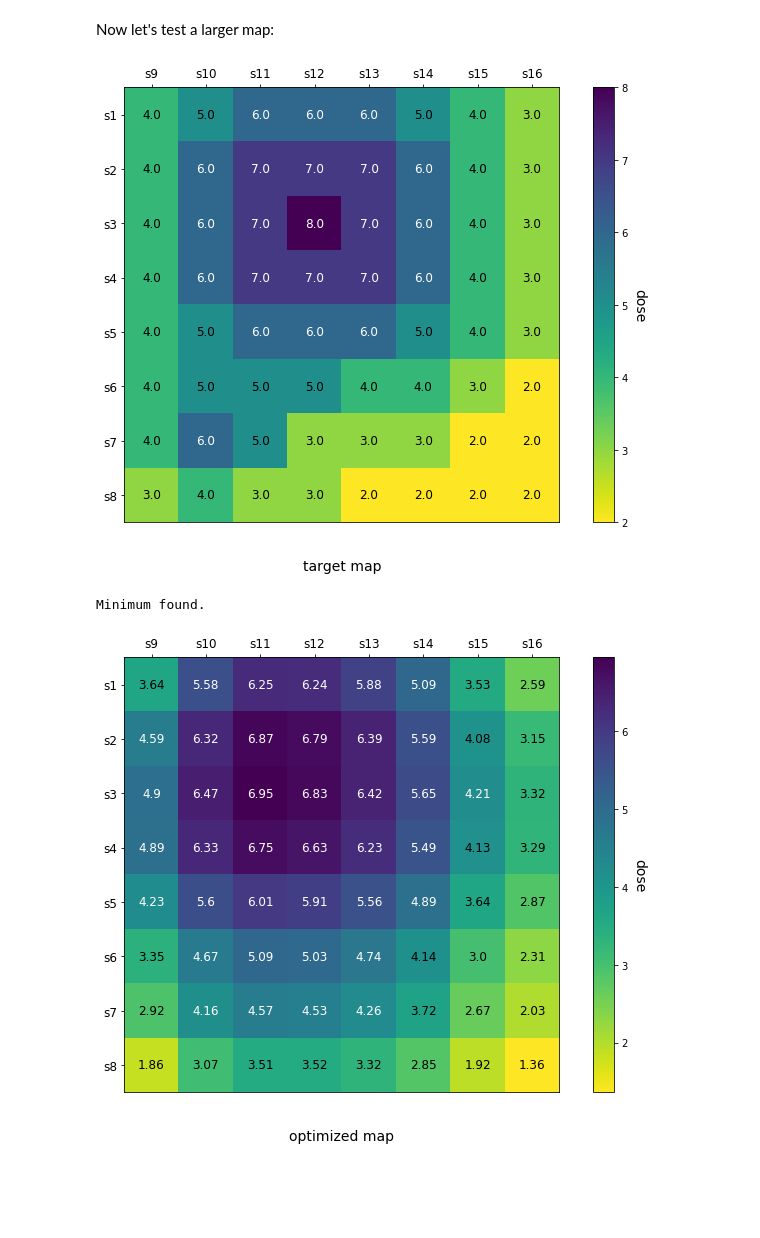
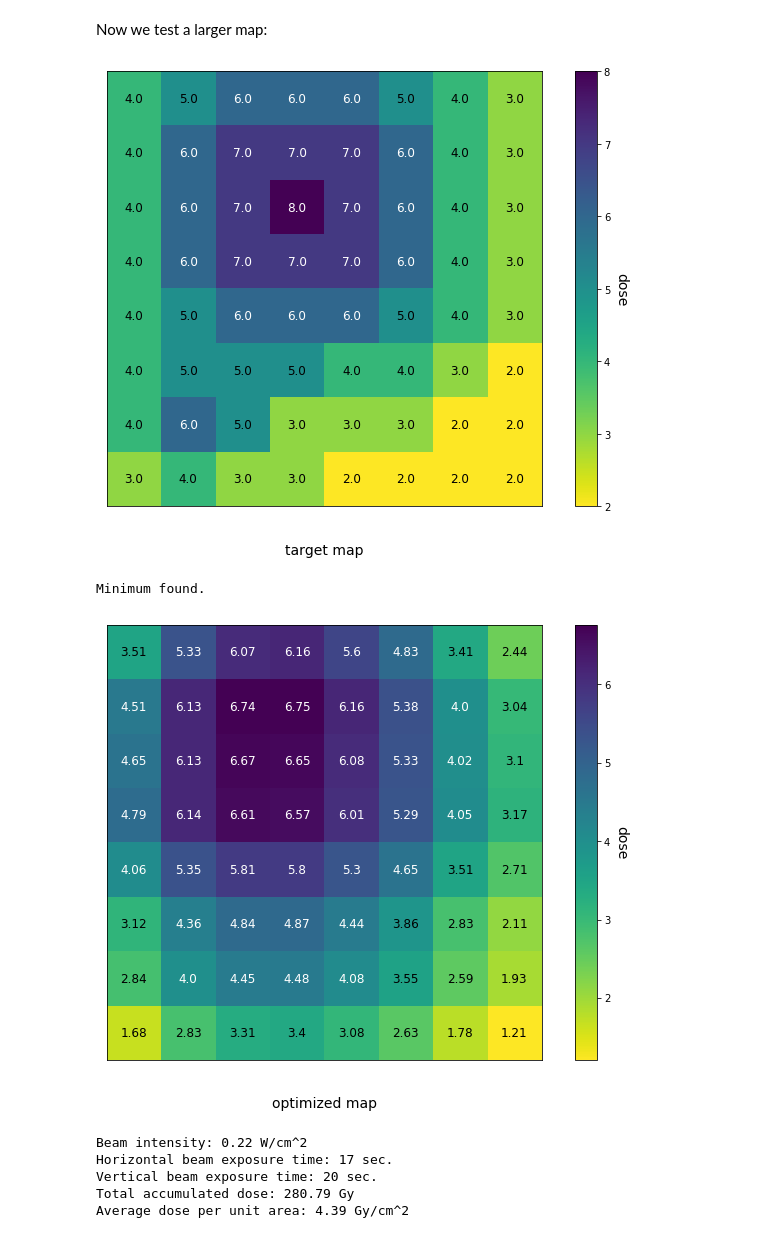
Before and after one commit to DualSapiens/cs207-FinalProject, a Jupyter notebook: docs/examples/optimize_demo.ipynb, the cells around one changed output. Saved outputs shown, nothing was run; the diff lists cells and outputs as text; code cells hidden in the pictures; blank space fills up the shorter version.

```diff
--- a/docs/examples/optimize_demo.ipynb
+++ b/docs/examples/optimize_demo.ipynb
@@ -8,23 +8,19 @@ import matplotlib.pyplot as plt
 
 import sys
 sys.path.append("../../therapy_planner")
-from therapy_planner.interface import read_maps, optimize
+from therapy_planner.interface import PlannerInterface
 import numpy as np
 
 # helper function for plotting maps
 def plot_map(dose_map, name, ax, cmap, fontsize=14):
     m,n = dose_map.shape
-    ylabels = ['s'+str(i+1) for i in range(m)]
-    xlabels = ['s'+str(j+m+1) for j in range(n)]
     im = ax.imshow(dose_map, cmap=cmap)
     cbar = ax.figure.colorbar(im, ax=ax)
     cbar.ax.set_ylabel("dose", rotation=-90, va="bottom", size=14)
     ax.tick_params(top=True, bottom=False,
                    labeltop=True, labelbottom=False)
-    ax.set_xticks(np.arange(n))
-    ax.set_yticks(np.arange(m))
-    ax.set_xticklabels(xlabels,size=fontsize)
-    ax.set_yticklabels(ylabels,size=fontsize)
+    ax.set_xticks([])
+    ax.set_yticks([])
     textcolors=["black", "white"]
     threshold = im.norm(dose_map.max())/2.
     for i in range(m):
@@ -93,20 +118,30 @@ print(np.vstack(sources))
 # %% [markdown]
-Now let's test a larger map:
+Now we test a larger map:
 # %%
-maps = read_maps("dose_8x8.map")
+m = 8
+n = 8
+plan = PlannerInterface("dose_8x8.map")
+maps = plan.get_maps()
 
 fig, ax = plt.subplots(1,1,figsize=(12,8))
 plot_map(maps['target'], 'target', ax, 'viridis_r', fontsize=12)
 plt.show()
 # %% [output]
-[figure, old version]
+[figure, new version]
-# %%
-sources, dose_map = optimize(maps)
-# %% [output]
-Minimum found.
+# %%
+beam_intensity, profiles, dose_map, horiz_collimator, vert_collimator = plan.optimize(exposure_time=20)
+# %% [output]
+Minimum found.
 # %%
 fig, ax = plt.subplots(1,1,figsize=(12,8))
 plot_map(dose_map, 'optimized', ax, 'viridis_r', fontsize=12)
 plt.show()
+
+plan.print_summary()
 # %% [output]
-[figure, old version]
+[figure, new version]
+Beam intensity: 0.22 W/cm^2
+Horizontal beam exposure time: 17 sec.
+Vertical beam exposure time: 20 sec.
+Total accumulated dose: 280.79 Gy
+Average dose per unit area: 4.39 Gy/cm^2
```
Also changed, not shown: parts of 21 cells of this notebook, 8 other files.
